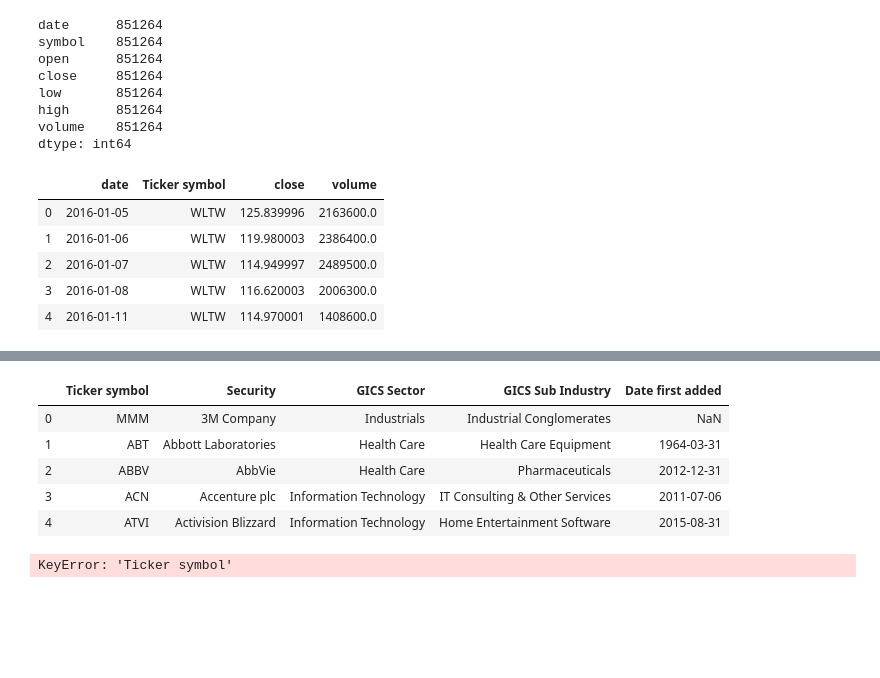
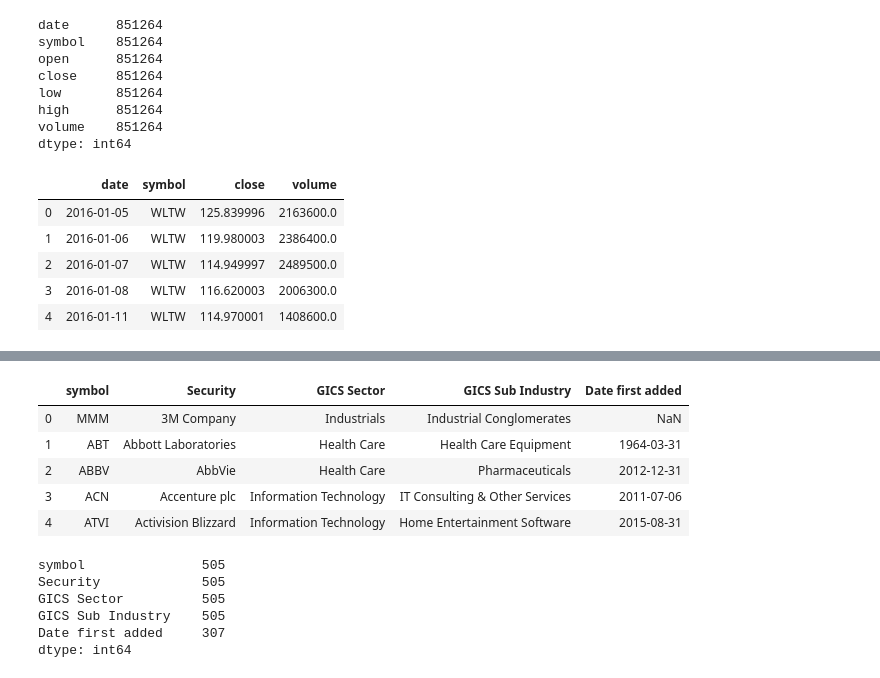
Before and after one commit to alimiacc/ETL-Project, a Jupyter notebook: Stocks_ETL.ipynb, the cells around one changed output, grey strips where cells are left out. Drawn from its saved outputs; the diff is of its cells as text; code cells hidden in the pictures; blank space fills up the shorter version.

```diff
--- a/Stocks_ETL.ipynb
+++ b/Stocks_ETL.ipynb
@@ -100,17 +87,15 @@ high      851264
 volume    851264
 dtype: int64
 # %%
-q = ['date','symbol','close','volume']
+#Get columns names we want
+new_change_price = ['date','symbol','close','volume']
 
 
-prices_df = prices_df[q].copy()
+prices_df = prices_df[new_change_price].copy()
 
-prices_df = prices_df.rename(columns={
-                                                  'symbol':'Ticker symbol'
-})
 prices_df.head()
 # %% [output]
-|  | date | Ticker symbol | close | volume |
+|  | date | symbol | close | volume |
 | 0 | 2016-01-05 | WLTW | 125.839996 | 2163600.0 |
 | 1 | 2016-01-06 | WLTW | 119.980003 | 2386400.0 |
 | 2 | 2016-01-07 | WLTW | 114.949997 | 2489500.0 |
@@ -126,30 +111,31 @@ securities_df.head()
 | 3 | ACN | Accenture plc | reports | Information Technology | IT Consulting & Other Services | Dublin, Ireland | ... |
 | 4 | ATVI | Activision Blizzard | reports | Information Technology | Home Entertainment Software | Santa Monica, California | ... |
 # %%
-yo = ['Ticker symbol','Security','GICS Sector','GICS Sub Industry', 'Date first added']
+#Get columns names we want
+new_change_sec = ['Ticker symbol','Security','GICS Sector','GICS Sub Industry', 'Date first added']
 
 
-securities_df = securities_df[yo].copy()
-# securities_df = securities_df.rename(columns={'Ticker Symbol':'symbol',
-#                                               'Security':'symbol'
-# })
+securities_df = securities_df[new_change_sec].copy()
+
+#Change column name for easier merge
+securities_df = securities_df.rename(columns={'Ticker symbol':'symbol'
+
+})
+
 securities_df.head()
 # %% [output]
-|  | Ticker symbol | Security | GICS Sector | GICS Sub Industry | Date first added |
+|  | symbol | Security | GICS Sector | GICS Sub Industry | Date first added |
 | 0 | MMM | 3M Company | Industrials | Industrial Conglomerates | NaN |
 | 1 | ABT | Abbott Laboratories | Health Care | Health Care Equipment | 1964-03-31 |
 | 2 | ABBV | AbbVie | Health Care | Pharmaceuticals | 2012-12-31 |
 | 3 | ACN | Accenture plc | Information Technology | IT Consulting & Other Services | 2011-07-06 |
 | 4 | ATVI | Activision Blizzard | Information Technology | Home Entertainment Software | 2015-08-31 |
-# %%
-#merged_fundamentals_price = fundamentals_df.merge(prices_df, on='symbol', how='left')
-merged_fundamentals_price_securities = merged_fundamentals_price.merge(securities_df, on=['Ticker symbol'],how='left')
-merged_fundamentals_price = fundamentals_df.merge(prices_df, on=['date','Ticker symbol'],how='left')
-
-#merged_fundamentals_price = fundamentals_df.merge(prices_df, on='date', how='left')
-#df_wine_data = df_wine_data.merge(df_provinces, on='province_name', how='inner')
-merged_fundamentals_price_securities.head()
-# %% [output]
-KeyError: 'Ticker symbol'
 # %%
-merged_fundamentals_price.count()
+securities_df.count()
+# %% [output]
+symbol               505
+Security             505
+GICS Sector          505
+GICS Sub Industry    505
+Date first added     307
+dtype: int64
```
Also changed, not shown: parts of 12 cells of this notebook.
